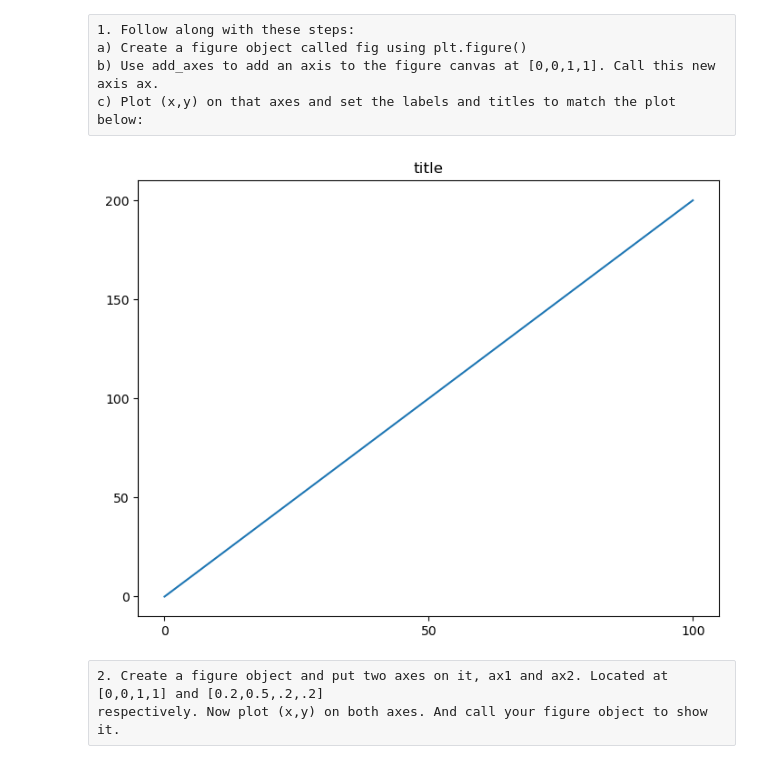
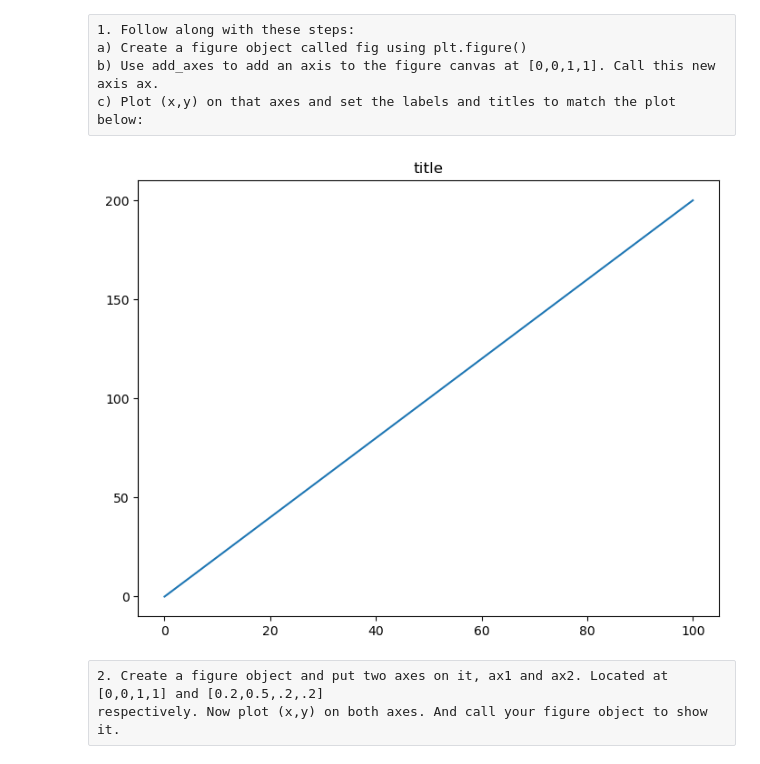
Before and after one commit to arnavjagia/5-sem-lab, a Jupyter notebook: ML/week 2 - matplotlib/week 2.ipynb, the cells around one changed output. Drawn from its saved outputs; the diff is of its cells as text; code cells hidden in the pictures.

```diff
--- a/ML/week 2 - matplotlib/week 2.ipynb
+++ b/ML/week 2 - matplotlib/week 2.ipynb
@@ -8,16 +8,16 @@ import matplotlib.pyplot as plt
 # %%
 # a
 fig = plt.figure()
 # b
 fig.add_axes([0, 0, 1, 1])
 # c
 plt.title("title")
-plt.xticks(range(0, 101, 50))
-plt.yticks([0, 50, 100, 150, 200])
+plt.xticks(range(0, 101, 20))
+plt.yticks(range(0, 201, 50))
 plt.plot([0, 100], [0, 200])
 plt.show()
 # %% [output]
-[figure, old version]
+[figure, new version]
 # %% [raw]
 2. Create a figure object and put two axes on it, ax1 and ax2. Located at [0,0,1,1] and [0.2,0.5,.2,.2]
 respectively. Now plot (x,y) on both axes. And call your figure object to show it.
```
